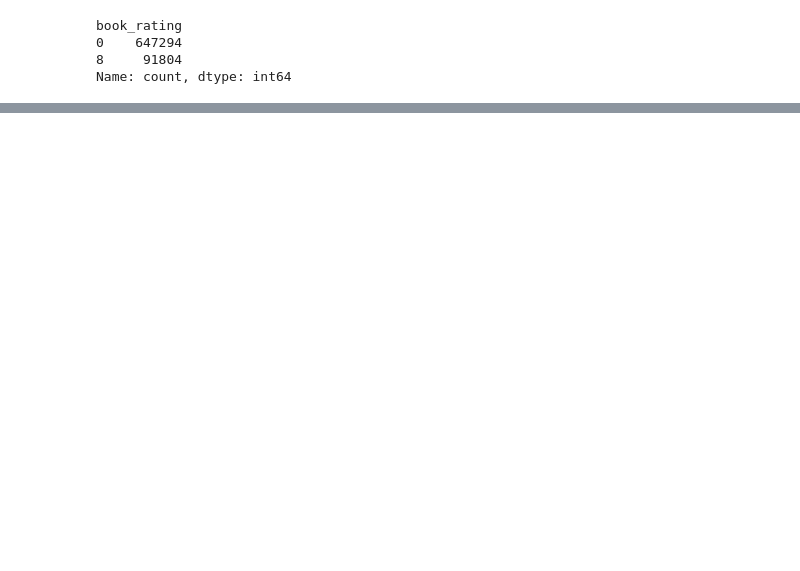
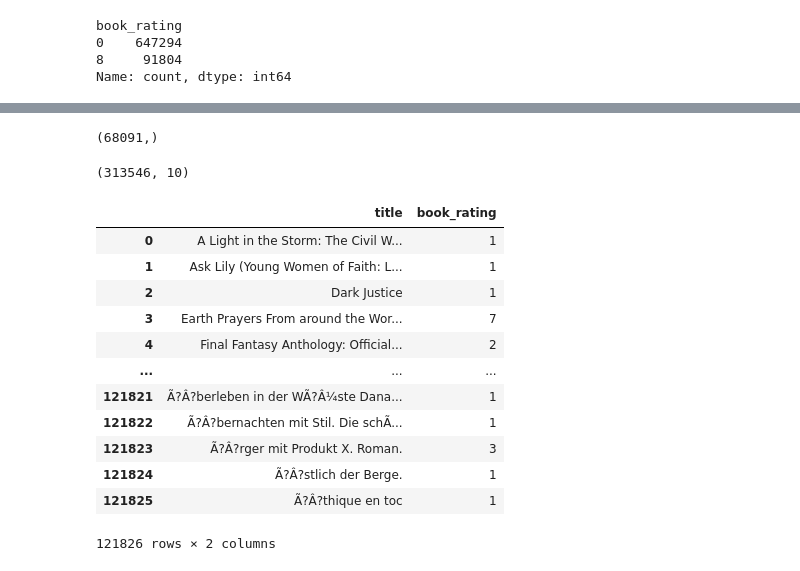
Before and after one commit to AhmedMagdi2003/GTC-Book-Recommendation-System, a Jupyter notebook: data_collecting_prepare/01_data_preparation_and_validation.ipynb, the cells around one changed output, grey strips where cells are left out. Cells and saved outputs as stored; diff of their text form; code cells hidden in the pictures; blank space fills up the shorter version.

```diff
--- a/data_collecting_prepare/01_data_preparation_and_validation.ipynb
+++ b/data_collecting_prepare/01_data_preparation_and_validation.ipynb
@@ -222,15 +224,3 @@ Name: count, dtype: int64
 # 1. Explicit ratings only
 # -----------------------------
 df = df[df["book_rating"] > 0]
-# %%
-# -----------------------------
-# 2. Filter books with >= 3 ratings
-# -----------------------------
-book_counts = df["isbn"].value_counts()
-df = df[df["isbn"].isin(book_counts[book_counts >= 3].index)]
-# %%
-# -----------------------------
-# 3. Filter users with >= 2 ratings
-# -----------------------------
-user_counts = df["user_id"].value_counts()
-df = df[df["user_id"].isin(user_counts[user_counts >= 2].index)]
@@ -236,0 +243,4 @@ df = df[df["user_id"].isin(user_counts[user_counts >= 2].index)]
+# %%
+df['user_id'].unique().shape
+# %% [output]
+(68091,)
@@ -236,0 +254,25 @@ df = df[df["user_id"].isin(user_counts[user_counts >= 2].index)]
+# %%
+df.shape
+# %% [output]
+(313546, 10)
+# %%
+# -----------------------------
+# 2. Filter books with >= 2 ratings
+# -----------------------------
+
+num_rating = df.groupby('title')['book_rating'].count().reset_index()
+num_rating
+# %% [output]
+|  | title | book_rating |
+| 0 | A Light in the Storm: The Civil W... | 1 |
+| 1 | Ask Lily (Young Women of Faith: L... | 1 |
+| 2 | Dark Justice | 1 |
+| 3 | Earth Prayers From around the Wor... | 7 |
+| 4 | Final Fantasy Anthology: Official... | 2 |
+| ... | ... | ... |
+| 121821 | Ã?Â?berleben in der WÃ?Â¼ste Dana... | 1 |
+| 121822 | Ã?Â?bernachten mit Stil. Die schÃ... | 1 |
+| 121823 | Ã?Â?rger mit Produkt X. Roman. | 3 |
+| 121824 | Ã?Â?stlich der Berge. | 1 |
+| 121825 | Ã?Â?thique en toc | 1 |
+121826 rows × 2 columns
```
Also changed, not shown: parts of 20 cells of this notebook, 5 other files.
